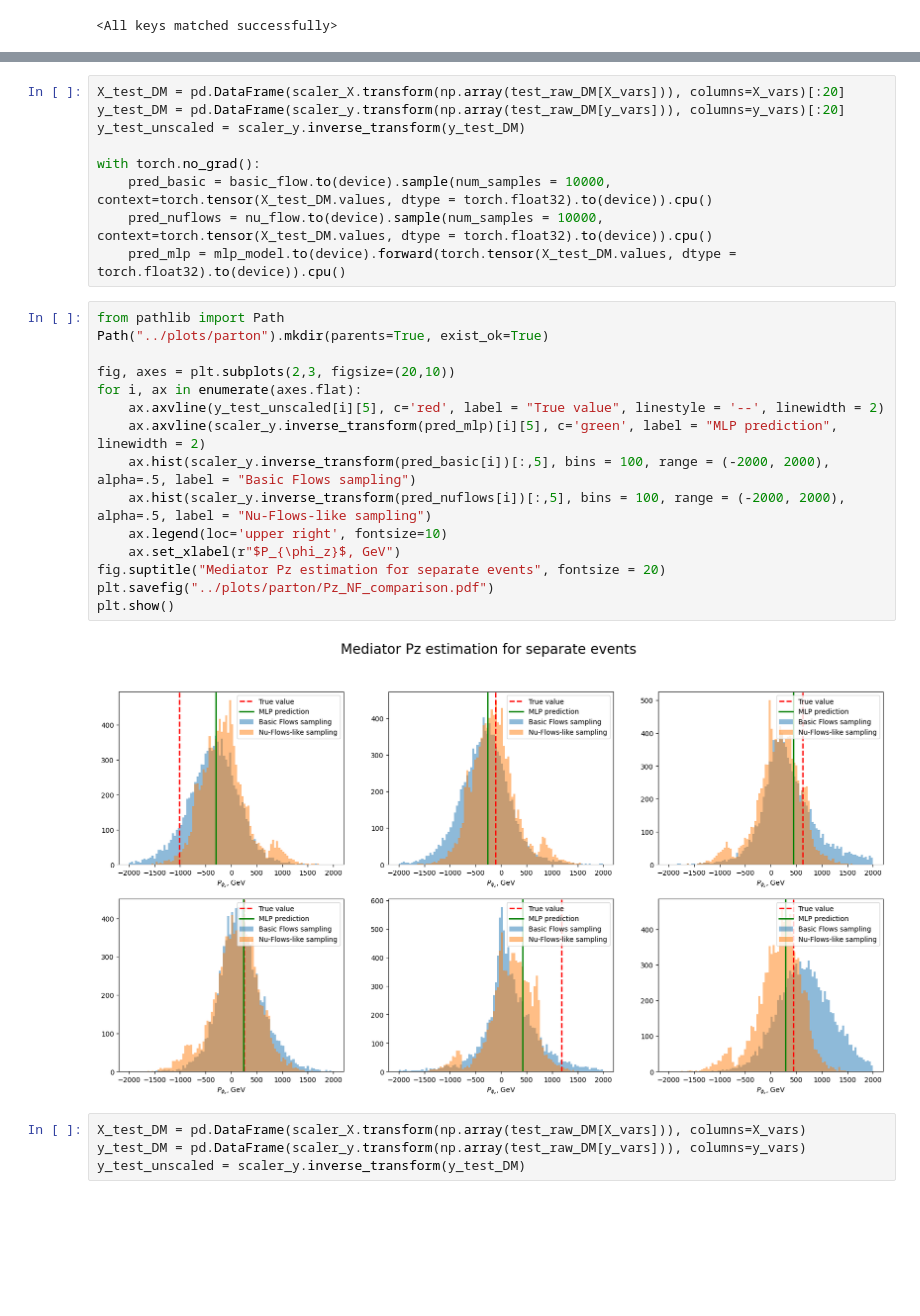
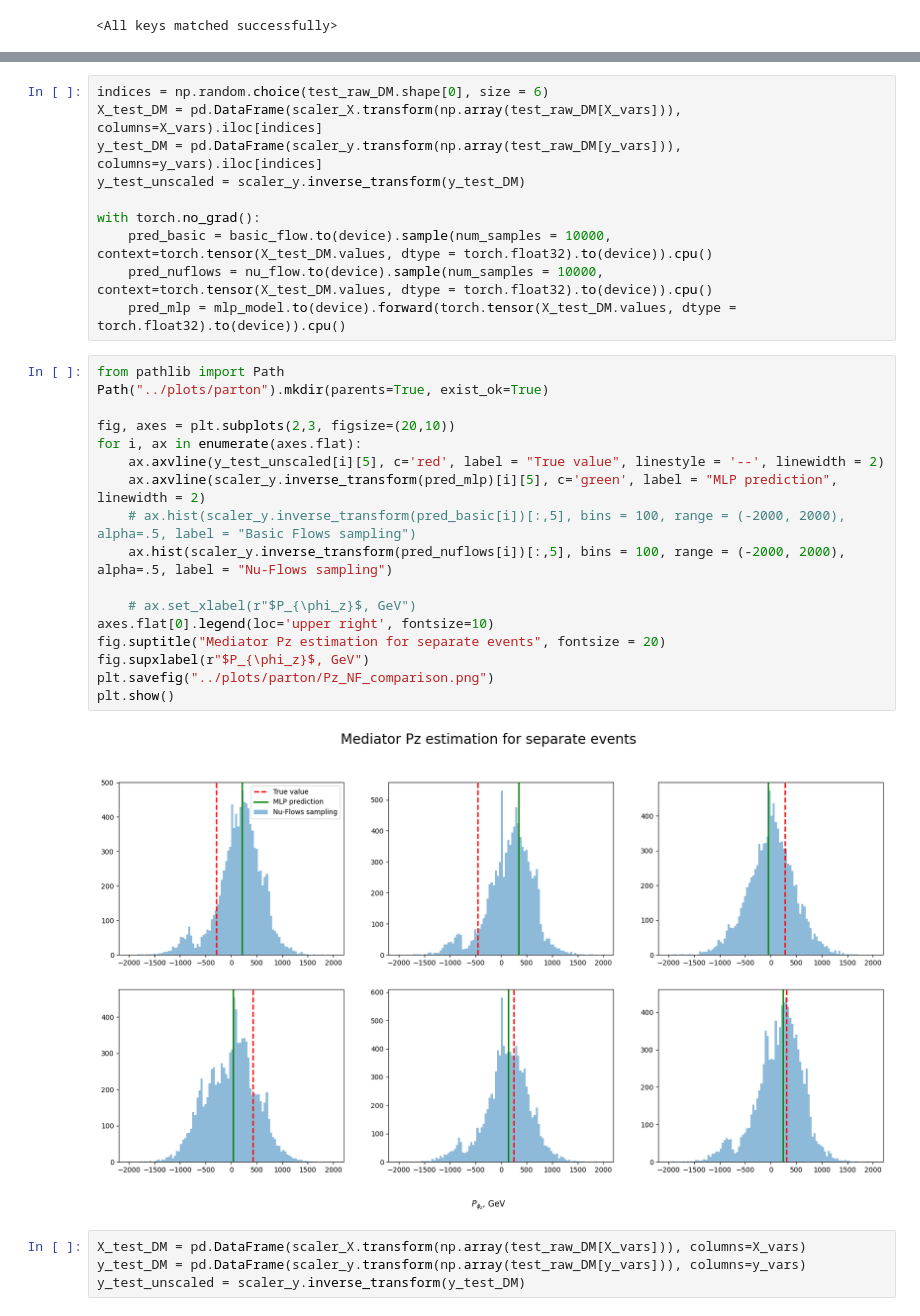
Before and after one commit to emil2001/SpinCorrs, a Jupyter notebook: notebooks/SpinCorrs_regression_NF.ipynb, the cells around one changed output, grey strips where cells are left out. Saved outputs shown, nothing was run; the diff lists cells and outputs as text; blank space fills up the shorter version.

```diff
--- a/notebooks/SpinCorrs_regression_NF.ipynb
+++ b/notebooks/SpinCorrs_regression_NF.ipynb
@@ -331,6 +339,7 @@ nu_flow.load_state_dict(model_dict)
 # %%
-X_test_DM = pd.DataFrame(scaler_X.transform(np.array(test_raw_DM[X_vars])), columns=X_vars)[:20]
-y_test_DM = pd.DataFrame(scaler_y.transform(np.array(test_raw_DM[y_vars])), columns=y_vars)[:20]
+indices = np.random.choice(test_raw_DM.shape[0], size = 6)
+X_test_DM = pd.DataFrame(scaler_X.transform(np.array(test_raw_DM[X_vars])), columns=X_vars).iloc[indices]
+y_test_DM = pd.DataFrame(scaler_y.transform(np.array(test_raw_DM[y_vars])), columns=y_vars).iloc[indices]
 y_test_unscaled = scaler_y.inverse_transform(y_test_DM)
 
 with torch.no_grad():
@@ -340,20 +349,22 @@ with torch.no_grad():
 # %%
 from pathlib import Path
 Path("../plots/parton").mkdir(parents=True, exist_ok=True)
 
 fig, axes = plt.subplots(2,3, figsize=(20,10))
 for i, ax in enumerate(axes.flat):
     ax.axvline(y_test_unscaled[i][5], c='red', label = "True value", linestyle = '--', linewidth = 2)
     ax.axvline(scaler_y.inverse_transform(pred_mlp)[i][5], c='green', label = "MLP prediction", linewidth = 2)
-    ax.hist(scaler_y.inverse_transform(pred_basic[i])[:,5], bins = 100, range = (-2000, 2000), alpha=.5, label = "Basic Flows sampling")
-    ax.hist(scaler_y.inverse_transform(pred_nuflows[i])[:,5], bins = 100, range = (-2000, 2000), alpha=.5, label = "Nu-Flows-like sampling")
-    ax.legend(loc='upper right', fontsize=10)
-    ax.set_xlabel(r"$P_{\phi_z}$, GeV")
+    # ax.hist(scaler_y.inverse_transform(pred_basic[i])[:,5], bins = 100, range = (-2000, 2000), alpha=.5, label = "Basic Flows sampling")
+    ax.hist(scaler_y.inverse_transform(pred_nuflows[i])[:,5], bins = 100, range = (-2000, 2000), alpha=.5, label = "Nu-Flows sampling")
+
+    # ax.set_xlabel(r"$P_{\phi_z}$, GeV")
+axes.flat[0].legend(loc='upper right', fontsize=10)
 fig.suptitle("Mediator Pz estimation for separate events", fontsize = 20)
-plt.savefig("../plots/parton/Pz_NF_comparison.pdf")
+fig.supxlabel(r"$P_{\phi_z}$, GeV")
+plt.savefig("../plots/parton/Pz_NF_comparison.png")
 plt.show()
 # %% [output]
-[figure, old version]
+[figure, new version]
 # %%
 X_test_DM = pd.DataFrame(scaler_X.transform(np.array(test_raw_DM[X_vars])), columns=X_vars)
 y_test_DM = pd.DataFrame(scaler_y.transform(np.array(test_raw_DM[y_vars])), columns=y_vars)
```
Also changed, not shown: parts of 9 cells of this notebook, 10 other files.
